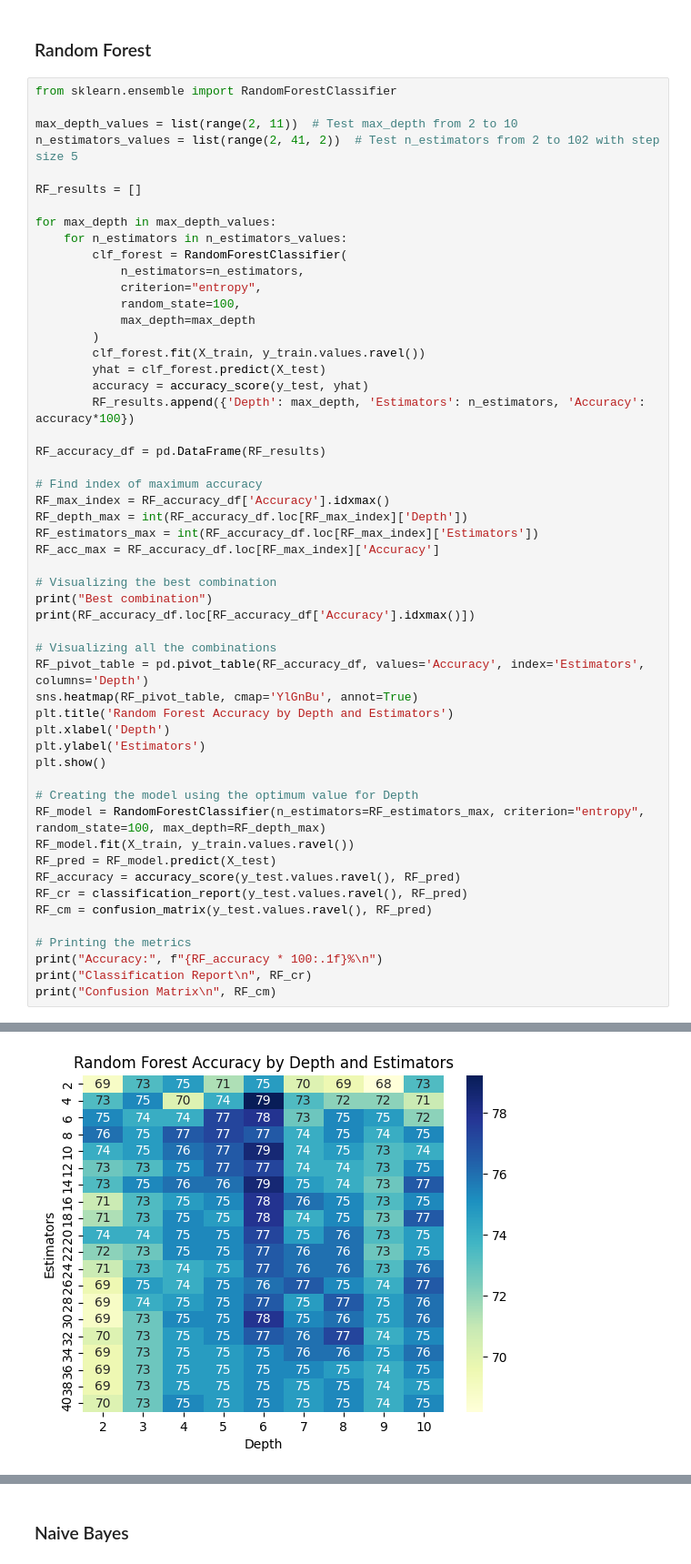
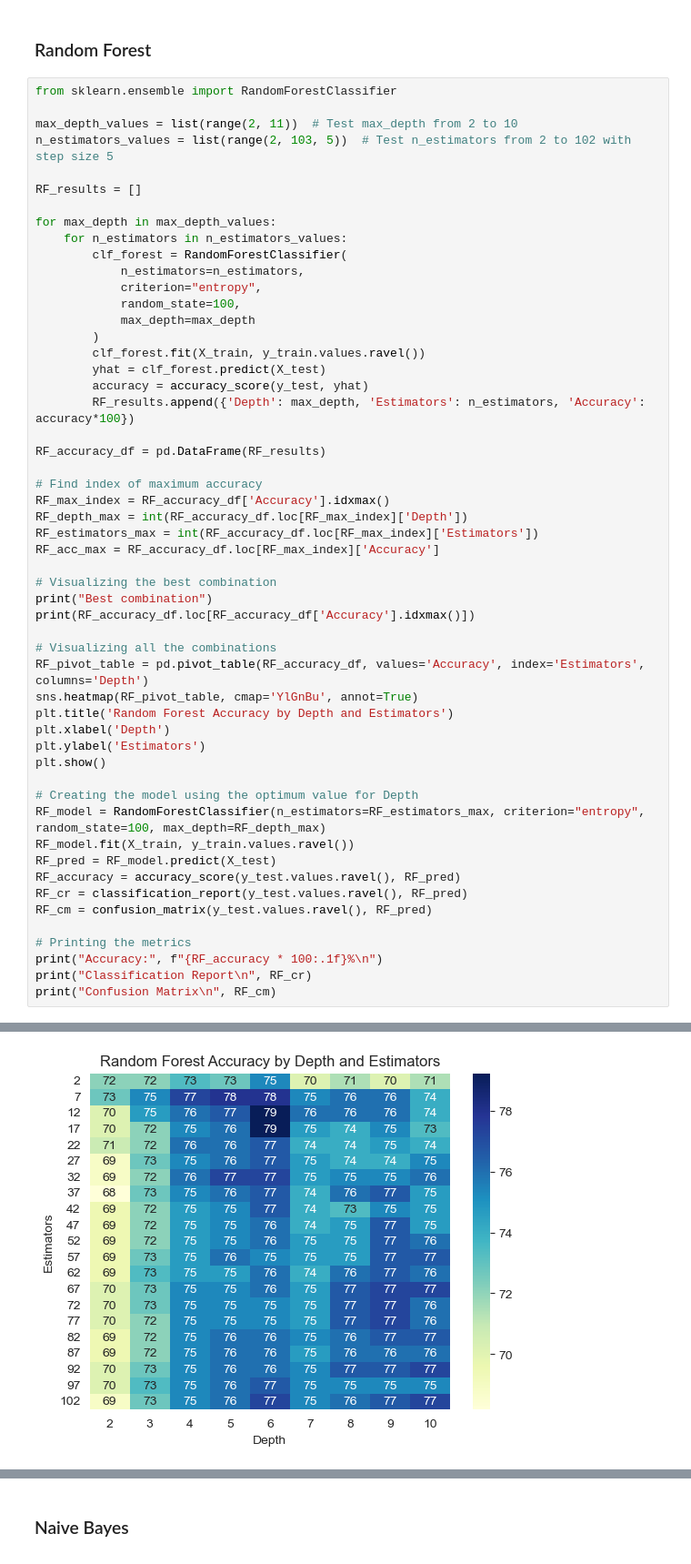
Before and after one commit to hmantovani/hmantovani, a Jupyter notebook: diabetes/diabetes.ipynb, the cells around one changed output, grey strips where cells are left out. Shown: that part at 91% size. Saved outputs shown, nothing was run; the diff lists cells and outputs as text.

```diff
--- a/diabetes/diabetes.ipynb
+++ b/diabetes/diabetes.ipynb
@@ -341,7 +341,7 @@ Confusion Matrix
 from sklearn.ensemble import RandomForestClassifier
 
 max_depth_values = list(range(2, 11))  # Test max_depth from 2 to 10
-n_estimators_values = list(range(2, 41, 2))  # Test n_estimators from 2 to 102 with step size 5
+n_estimators_values = list(range(2, 103, 5))  # Test n_estimators from 2 to 102 with step size 5
 
 RF_results = []
 
@@ -399,4 +399,4 @@ Name: 81, dtype: float64
-[figure, old version]
+[figure, new version]
 Accuracy: 79.2%
 
 Classification Report
```
Also changed, not shown: parts of 29 cells of this notebook, 34 other files.
